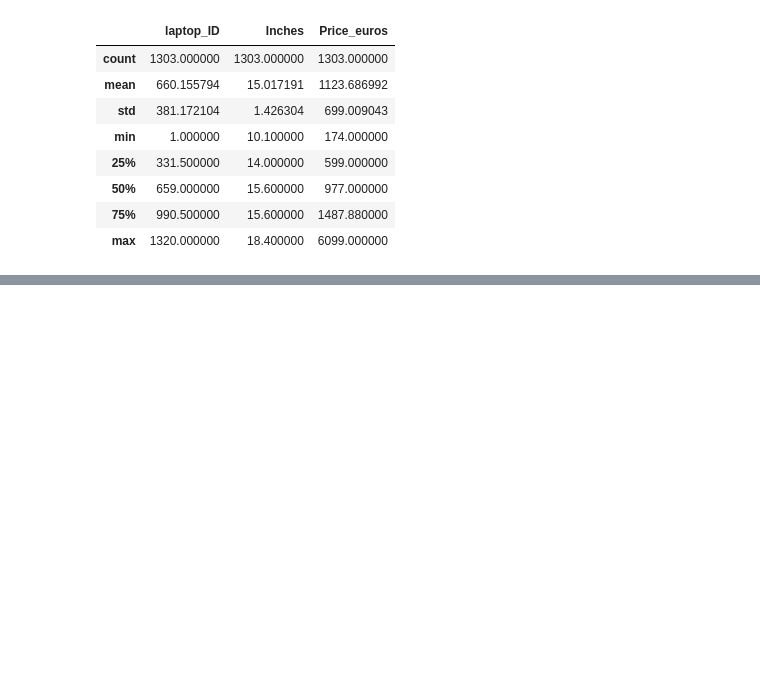
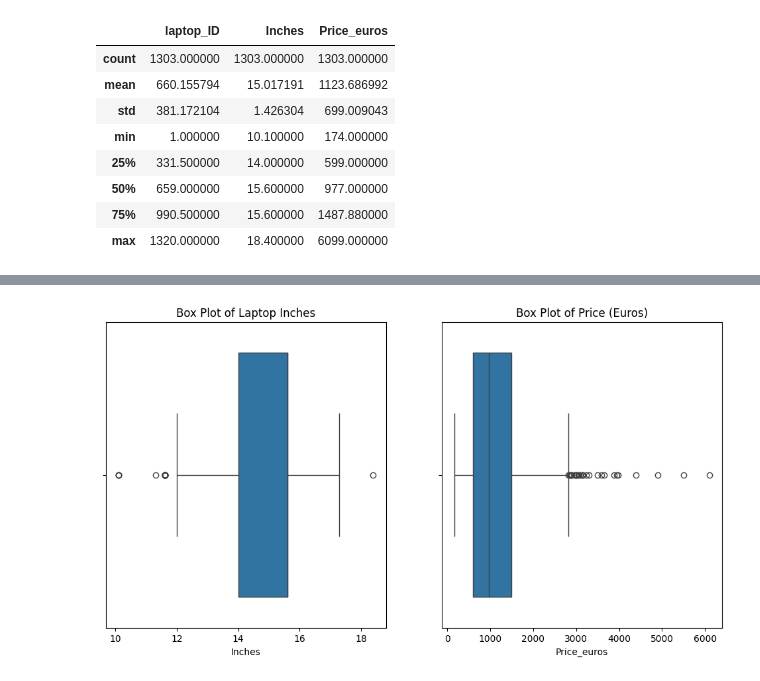
Before and after one commit to Degeorgian/MINI-PROJECT--GROUP-F, a Jupyter notebook: laptop_price.ipynb, the cells around one changed output, grey strips where cells are left out. Saved outputs shown, nothing was run; the diff lists cells and outputs as text; code cells hidden in the pictures; blank space fills up the shorter version.

Commit message:
data cleaning and preprocessing, feature engineering, EDA

```diff
--- a/laptop_price.ipynb
+++ b/laptop_price.ipynb
@@ -72,3 +72,10 @@ df.describe()
 | 50% | 659.000000 | 15.600000 | 977.000000 |
 | 75% | 990.500000 | 15.600000 | 1487.880000 |
 | max | 1320.000000 | 18.400000 | 6099.000000 |
+# %%
+# Convert Ram and Weight to numerical features
+df['Ram'] = df['Ram'].str.replace('GB','').astype('int64')
+df['Weight'] = df['Weight'].str.replace('kg','').astype('float64')
+
+# Display the data types after conversion
+df.info()
@@ -74,0 +103,18 @@ df.describe()
+# %%
+# Detect and visualize outliers using box plots
+plt.figure(figsize=(12, 6))
+
+plt.subplot(1, 2, 1)
+sns.boxplot(x=df['Inches'])
+plt.title('Box Plot of Laptop Inches')
+
+plt.subplot(1, 2, 2)
+sns.boxplot(x=df['Price_euros'])
+plt.title('Box Plot of Price (Euros)')
+
+plt.show()
+
+# Removing outliers beyond the 99th percentile in Price_euros
+df = df[df['Price_euros'] < df['Price_euros'].quantile(0.99)]
+# %% [output]
+[figure, added]
```
Also changed, not shown: parts of 5 cells of this notebook.
